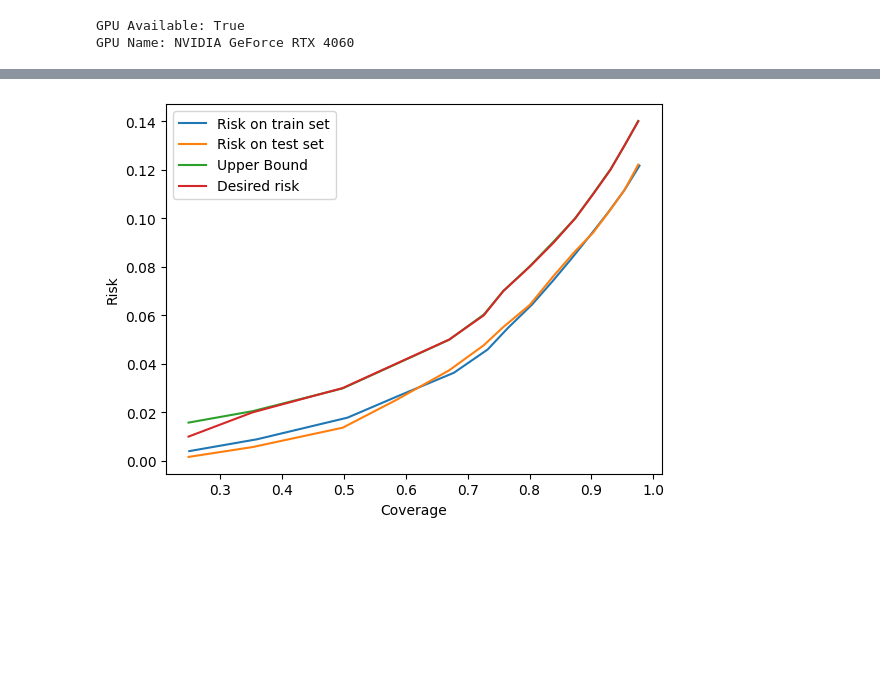
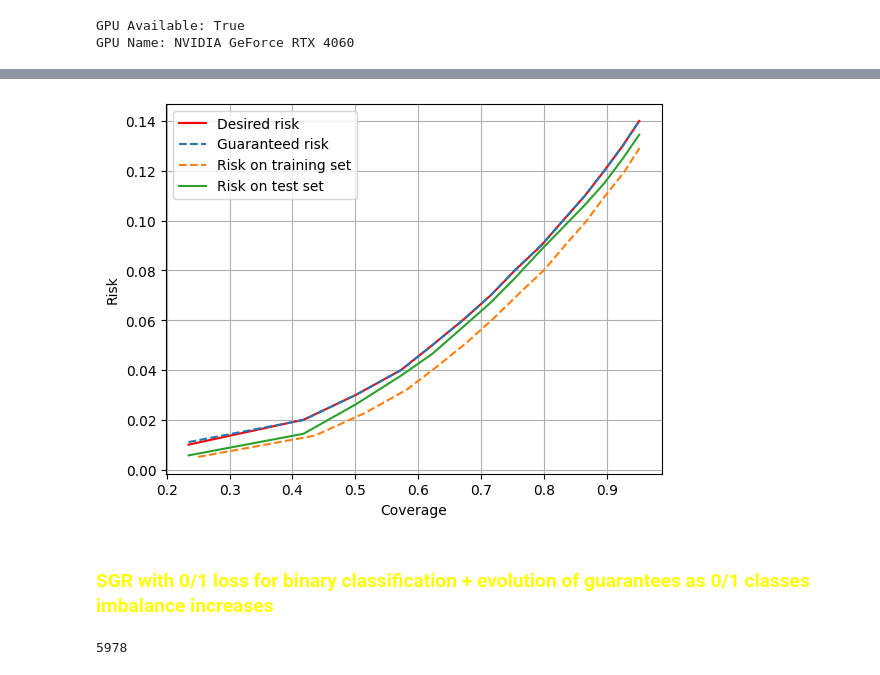
Before and after one commit to EmilienJemelen/selective-classification, a Jupyter notebook: vgg16_cifar10/SGR_vgg16_cifar10.ipynb, the cells around one changed output, grey strips where cells are left out. Saved outputs shown, nothing was run; the diff lists cells and outputs as text; code cells hidden in the pictures; blank space fills up the shorter version.

Commit message:
SGR with 01 loss for binary classification + evolution of guarantees as classes imbalance increases

```diff
--- a/vgg16_cifar10/SGR_vgg16_cifar10.ipynb
+++ b/vgg16_cifar10/SGR_vgg16_cifar10.ipynb
@@ -36,4 +46,4 @@ sgr_df = sgr_df.sample(frac=1, random_state=42)
 # %%
-train_set = sgr_df.iloc[:5000]
+train_set = sgr_df.iloc[:15000]
 train_set = train_set.sort_values('SR', ascending=True).reset_index(drop=True).copy()
-test_set = sgr_df.iloc[5000:]
+test_set = sgr_df.iloc[15000:]
@@ -76,0 +52,3 @@ results
+# %%
+results = SGR_at_risks(train_set,test_set)
+results
@@ -77,11 +71,19 @@ results
 # %%
-plt.plot(results.train_coverage, results.train_risk, label = 'Risk on train set')
+plt.plot(results.test_coverage, results.desired_risk, label = 'Desired risk', c='red')
+plt.plot(results.test_coverage, results.risk_bound, label = 'Guaranteed risk',  linestyle='--')
+plt.plot(results.train_coverage, results.train_risk, label = 'Risk on training set',  linestyle='--')
 plt.plot(results.test_coverage, results.test_risk, label = 'Risk on test set')
-plt.plot(results.test_coverage, results.risk_bound, label = 'Upper Bound')
-plt.plot(results.test_coverage, results.desired_risk, label = 'Desired risk')
 plt.xlabel('Coverage')
 plt.ylabel('Risk')
 plt.legend()
+plt.grid()
 plt.show()
 # %% [output]
-[figure, old version]
+[figure, new version]
+# %% [markdown]
+### <font color = 'yellow'> SGR with __0/1 loss__ for binary classification + evolution of guarantees as 0/1 classes imbalance increases
+# %%
+binary_set = sgr_df.loc[sgr_df.y_true.isin([0,1])]
+binary_set.shape[0]
+# %% [output]
+5978
```
Also changed, not shown: parts of 10 cells of this notebook, 4 other files.
